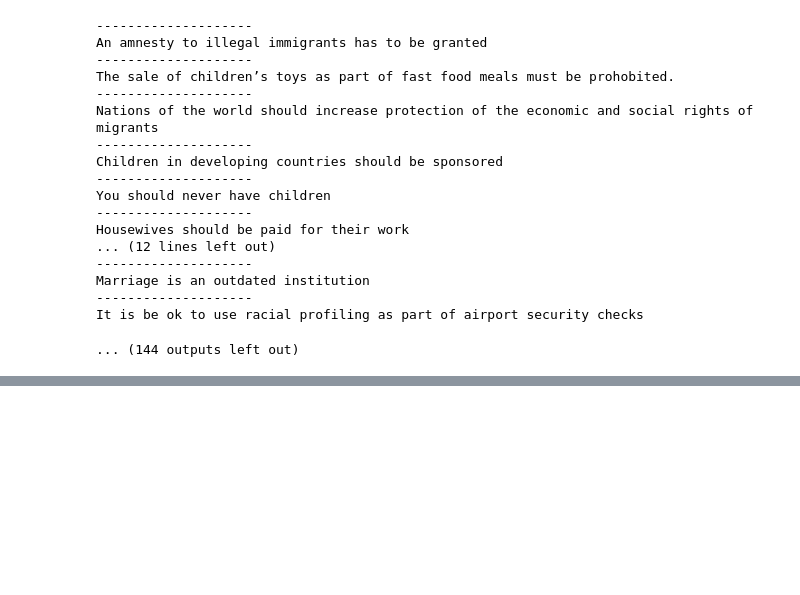
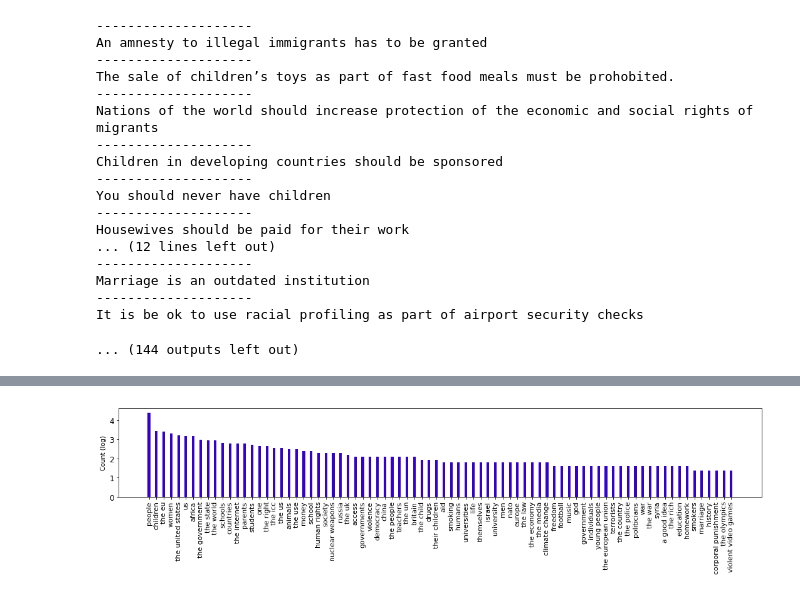
Before and after one commit to CogComp/perspectrum, a Jupyter notebook: experiment/pilot12_extraction_of_keywords.ipynb, the cells around one changed output, grey strips where cells are left out. Saved outputs shown, nothing was run; the diff lists cells and outputs as text; code cells hidden in the pictures; blank space fills up the shorter version.

```diff
--- a/experiment/pilot12_extraction_of_keywords.ipynb
+++ b/experiment/pilot12_extraction_of_keywords.ipynb
@@ -168,0 +176,4 @@ It is be ok to use racial profiling as part of airport security checks
+# %%
+for i, claim in enumerate(claims_with_topics):
+    if i < 5:
+        print(claim)
@@ -168,0 +226,16 @@ It is be ok to use racial profiling as part of airport security checks
+# %%
+# create a histogram of top-3 noun-phrases
+top3NPs = {}
+for i, claim in enumerate(claims_with_topics):
+#     if i < 5:
+#         print(claim)
+    noun_phrases = claim['noun_phrases']
+
+    for x in noun_phrases[0:3]:
+        if x[0] in top3NPs:
+            top3NPs[x[0]] += 1
+        else:
+            top3NPs[x[0]] = 1
+# %%
+import operator
+top3NPsSorted = sorted(top3NPs.items(), key=operator.itemgetter(1), reverse=True)
@@ -168,0 +262,25 @@ It is be ok to use racial profiling as part of airport security checks
+# %%
+import numpy as np
+import matplotlib.pyplot as plt
+import math
+
+N = 80
+labels = [x[0] for x in top3NPsSorted[0:N]]
+counts = [math.log(x[1]) for x in top3NPsSorted[0:N]]
+ind = np.arange(N)    # the x locations for the groups
+width = 0.35       # the width of the bars: can also be len(x) sequence
+
+plt.figure(figsize=(15,4))
+p1 = plt.bar(ind, counts, width, color=(0.2, 0.0, 0.8, 1.0))
+
+plt.ylabel('Count (log)')
+# plt.title('Popular NPs in our dataset.')
+plt.xticks(ind, labels, rotation=90, fontsize = 11)
+plt.yticks(fontsize = 12)
+# plt.legend((p1[0], p2[0]), ('Men'))
+plt.tight_layout()
+plt.savefig("histogram_of_nps.png", dpi=500)
+plt.savefig("histogram_of_nps.pdf", format='pdf', dpi=50)
+plt.savefig("histogram_of_nps.eps", format='eps', dpi=50)
+# %% [output]
+[figure, added]
```
Also changed, not shown: parts of 16 cells of this notebook, 2 other files.
